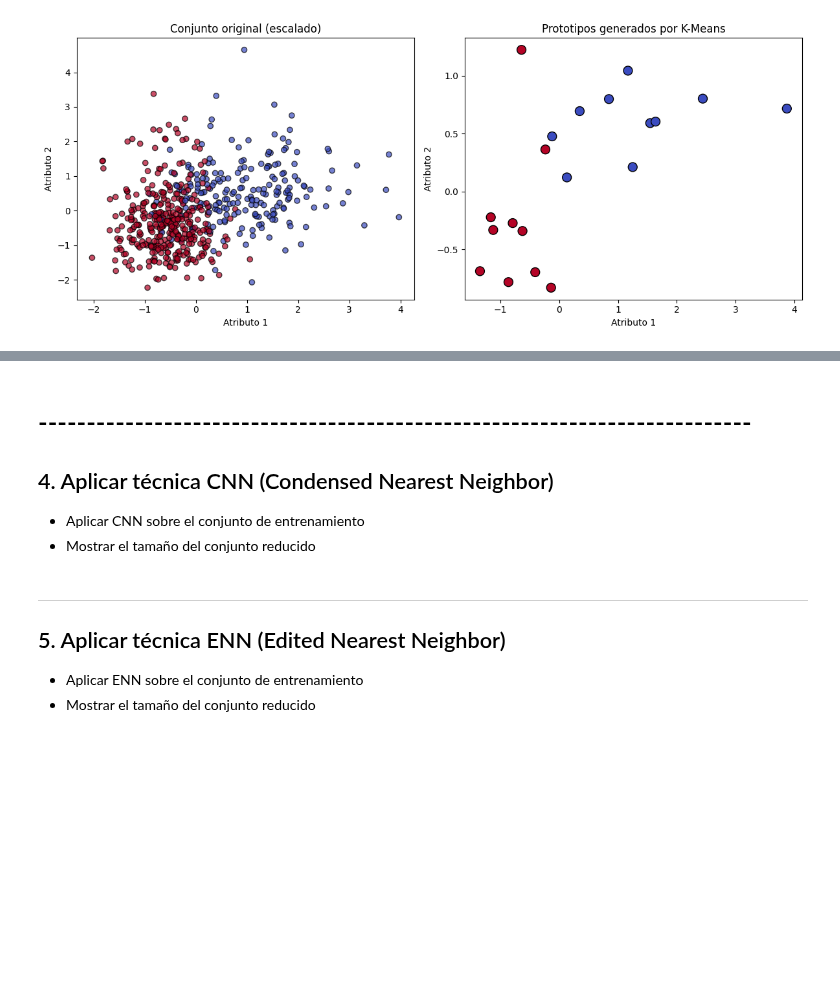
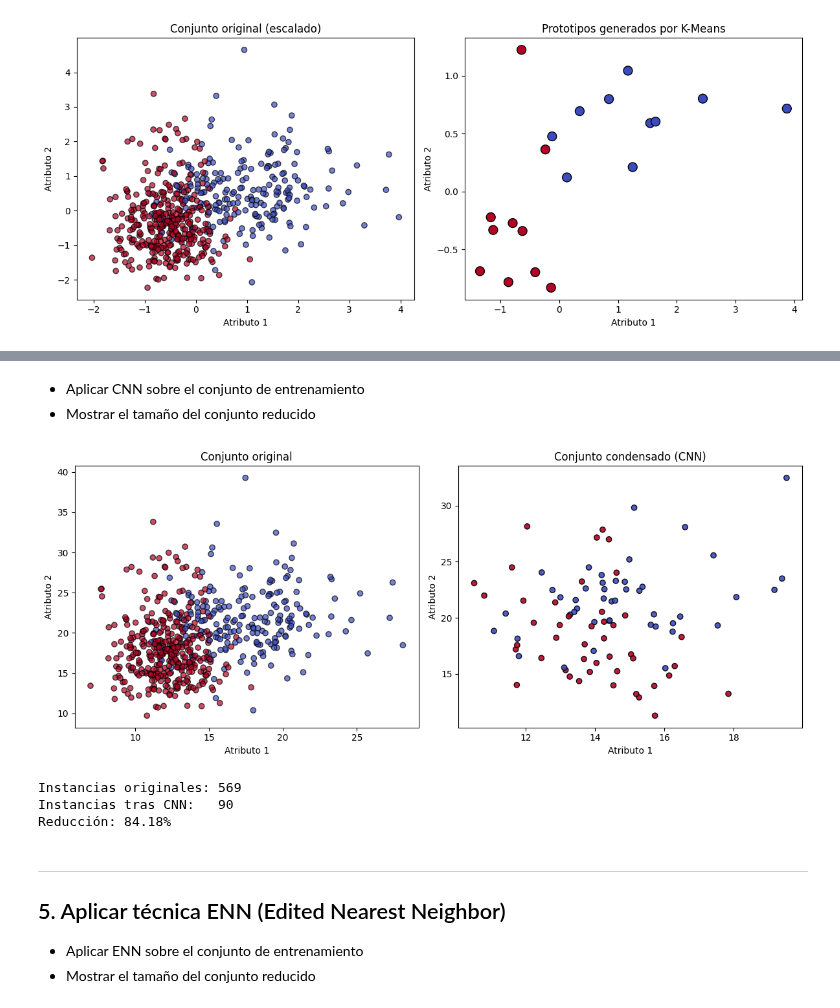
Before and after one commit to LailaBulh/Programacion---Claas-Files, a Jupyter notebook: Practica28_263166_ReduccionNumerosidad.ipynb, the cells around one changed output, grey strips where cells are left out. Saved outputs shown, nothing was run; the diff lists cells and outputs as text; code cells hidden in the pictures; blank space fills up the shorter version.

```diff
--- a/Practica28_263166_ReduccionNumerosidad.ipynb
+++ b/Practica28_263166_ReduccionNumerosidad.ipynb
@@ -144,7 +149,3 @@ plt.show()
 # %% [markdown]
-# --------------------------------------------------------------------------
-
-## 4. Aplicar técnica CNN (Condensed Nearest Neighbor)
-
 - Aplicar CNN sobre el conjunto de entrenamiento
 - Mostrar el tamaño del conjunto reducido
@@ -153,3 +201,34 @@ plt.show()
+# %%
+# Aplicar CNN
+cnn = CNN(n_neighbors=1)
+X_cnn, y_cnn = cnn.select_data(X, y)
+
+# Visualización
+plt.figure(figsize=(12, 5))
+
+plt.subplot(1, 2, 1)
+plt.scatter(X[:, 0], X[:, 1], c=y, cmap='coolwarm', edgecolor='k', alpha=0.7)
+plt.title("Conjunto original")
+plt.xlabel("Atributo 1")
+plt.ylabel("Atributo 2")
+
+plt.subplot(1, 2, 2)
+plt.scatter(X_cnn[:, 0], X_cnn[:, 1], c=y_cnn, cmap='coolwarm', edgecolor='k', alpha=0.9)
+plt.title("Conjunto condensado (CNN)")
+plt.xlabel("Atributo 1")
+plt.ylabel("Atributo 2")
+
+plt.tight_layout()
+plt.show()
+
+print(f"Instancias originales: {len(y)}")
+print(f"Instancias tras CNN:   {len(y_cnn)}")
+print(f"Reducción: {100 * cnn.reduction_:.2f}%")
+# %% [output]
+[figure, added]
+Instancias originales: 569
+Instancias tras CNN:   90
+Reducción: 84.18%
 # %% [markdown]
  --------------------------------------------------------------------------
 
```
Also changed, not shown: parts of 7 cells of this notebook.
